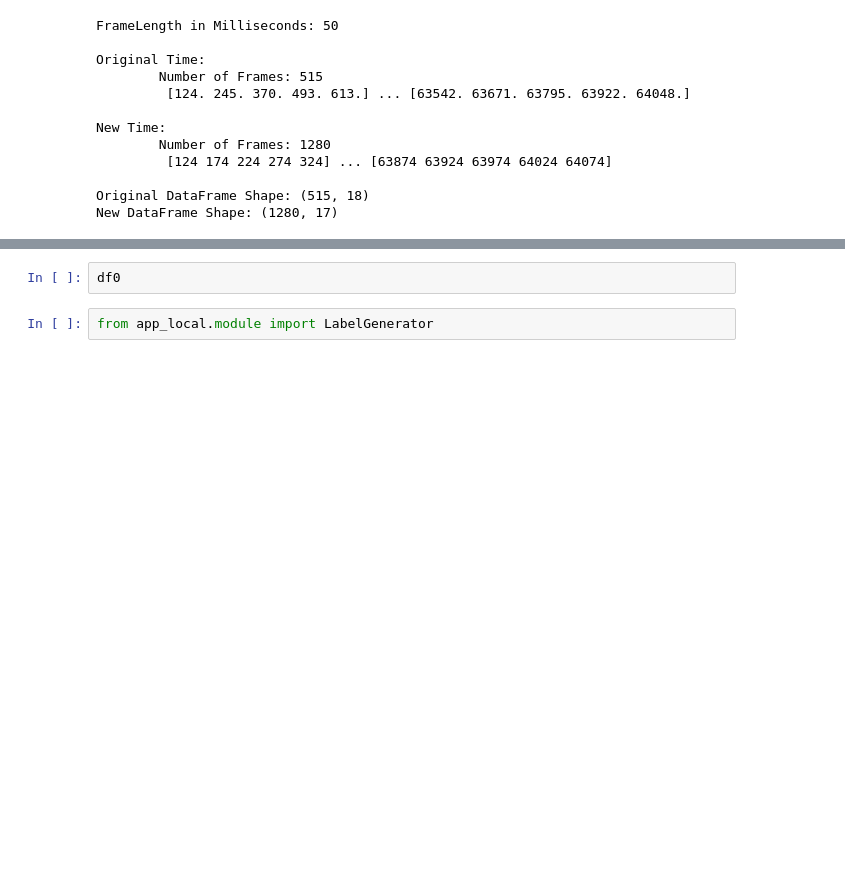
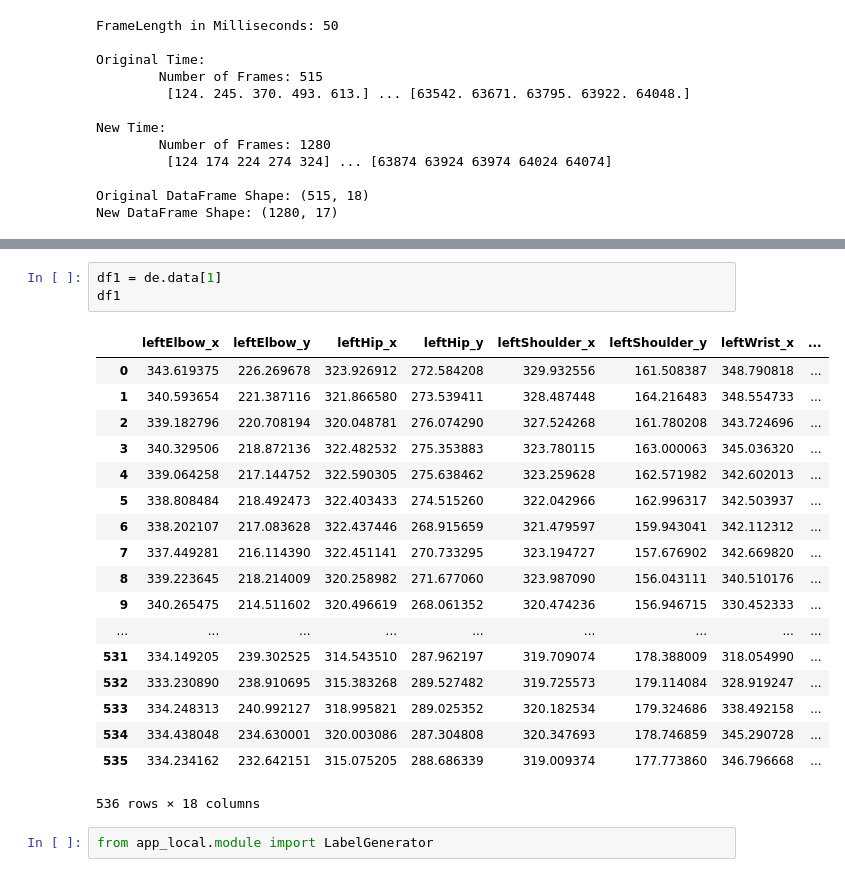
Before and after one commit to chriswegmann/drone_steering, a Jupyter notebook: models/playground/Interpolation.ipynb, the cells around one changed output, grey strips where cells are left out. Saved outputs shown, nothing was run; the diff lists cells and outputs as text; blank space fills up the shorter version.

```diff
--- a/models/playground/Interpolation.ipynb
+++ b/models/playground/Interpolation.ipynb
@@ -64,5 +79,25 @@ df0 = de.data[0]
-# %%
-df0
+# %%
+df1 = de.data[1]
+df1
+# %% [output]
+|  | leftElbow_x | leftElbow_y | leftHip_x | leftHip_y | leftShoulder_x | leftShoulder_y | leftWrist_x | ... |
+| 0 | 343.619375 | 226.269678 | 323.926912 | 272.584208 | 329.932556 | 161.508387 | 348.790818 | ... |
+| 1 | 340.593654 | 221.387116 | 321.866580 | 273.539411 | 328.487448 | 164.216483 | 348.554733 | ... |
+| 2 | 339.182796 | 220.708194 | 320.048781 | 276.074290 | 327.524268 | 161.780208 | 343.724696 | ... |
+| 3 | 340.329506 | 218.872136 | 322.482532 | 275.353883 | 323.780115 | 163.000063 | 345.036320 | ... |
+| 4 | 339.064258 | 217.144752 | 322.590305 | 275.638462 | 323.259628 | 162.571982 | 342.602013 | ... |
+| 5 | 338.808484 | 218.492473 | 322.403433 | 274.515260 | 322.042966 | 162.996317 | 342.503937 | ... |
+| 6 | 338.202107 | 217.083628 | 322.437446 | 268.915659 | 321.479597 | 159.943041 | 342.112312 | ... |
+| 7 | 337.449281 | 216.114390 | 322.451141 | 270.733295 | 323.194727 | 157.676902 | 342.669820 | ... |
+| 8 | 339.223645 | 218.214009 | 320.258982 | 271.677060 | 323.987090 | 156.043111 | 340.510176 | ... |
+| 9 | 340.265475 | 214.511602 | 320.496619 | 268.061352 | 320.474236 | 156.946715 | 330.452333 | ... |
+| ... | ... | ... | ... | ... | ... | ... | ... | ... |
+| 531 | 334.149205 | 239.302525 | 314.543510 | 287.962197 | 319.709074 | 178.388009 | 318.054990 | ... |
+| 532 | 333.230890 | 238.910695 | 315.383268 | 289.527482 | 319.725573 | 179.114084 | 328.919247 | ... |
+| 533 | 334.248313 | 240.992127 | 318.995821 | 289.025352 | 320.182534 | 179.324686 | 338.492158 | ... |
+| 534 | 334.438048 | 234.630001 | 320.003086 | 287.304808 | 320.347693 | 178.746859 | 345.290728 | ... |
+| 535 | 334.234162 | 232.642151 | 315.075205 | 288.686339 | 319.009374 | 177.773860 | 346.796668 | ... |
+536 rows × 18 columns
 # %%
 from app_local.module import LabelGenerator
 # %%
```
Also changed, not shown: parts of 5 cells of this notebook, 1 other file.
